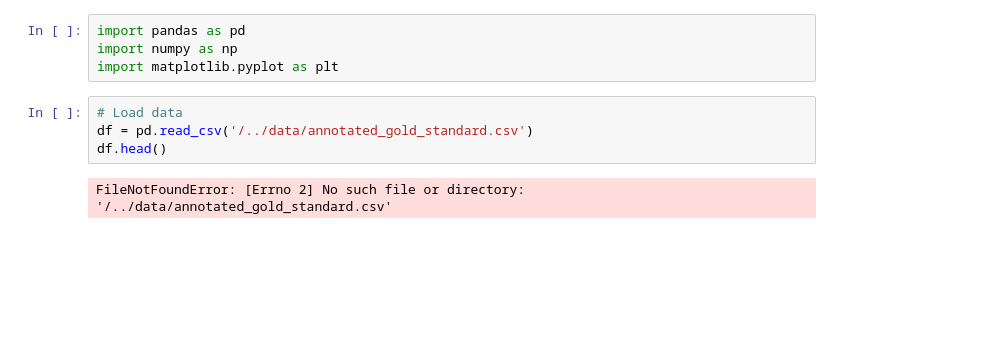
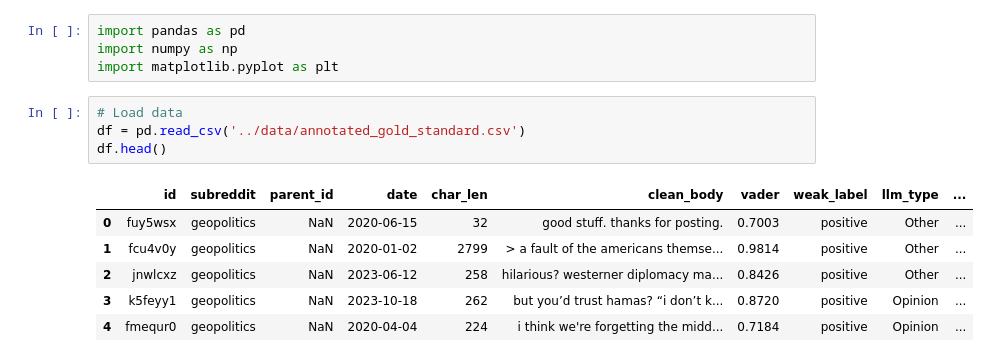
Before and after one commit to anshxl/golden-spikes, a Jupyter notebook: notebooks/LLM-vs-VADER.ipynb, the cells around one changed output. Saved outputs shown, nothing was run; the diff lists cells and outputs as text; blank space fills up the shorter version.

```diff
--- a/notebooks/LLM-vs-VADER.ipynb
+++ b/notebooks/LLM-vs-VADER.ipynb
@@ -4,7 +4,12 @@ import numpy as np
 import matplotlib.pyplot as plt
 # %%
 # Load data
-df = pd.read_csv('/../data/annotated_gold_standard.csv')
+df = pd.read_csv('../data/annotated_gold_standard.csv')
 df.head()
 # %% [output]
-FileNotFoundError: [Errno 2] No such file or directory: '/../data/annotated_gold_standard.csv'
+|  | id | subreddit | parent_id | date | char_len | clean_body | vader | weak_label | llm_type | ... |
+| 0 | fuy5wsx | geopolitics | NaN | 2020-06-15 | 32 | good stuff. thanks for posting. | 0.7003 | positive | Other | ... |
+| 1 | fcu4v0y | geopolitics | NaN | 2020-01-02 | 2799 | > a fault of the americans themse... | 0.9814 | positive | Other | ... |
+| 2 | jnwlcxz | geopolitics | NaN | 2023-06-12 | 258 | hilarious? westerner diplomacy ma... | 0.8426 | positive | Other | ... |
+| 3 | k5feyy1 | geopolitics | NaN | 2023-10-18 | 262 | but you’d trust hamas? “i don’t k... | 0.8720 | positive | Opinion | ... |
+| 4 | fmequr0 | geopolitics | NaN | 2020-04-04 | 224 | i think we're forgetting the midd... | 0.7184 | positive | Opinion | ... |
```
Also changed, not shown: parts of 6 cells of this notebook, 3 other files.
